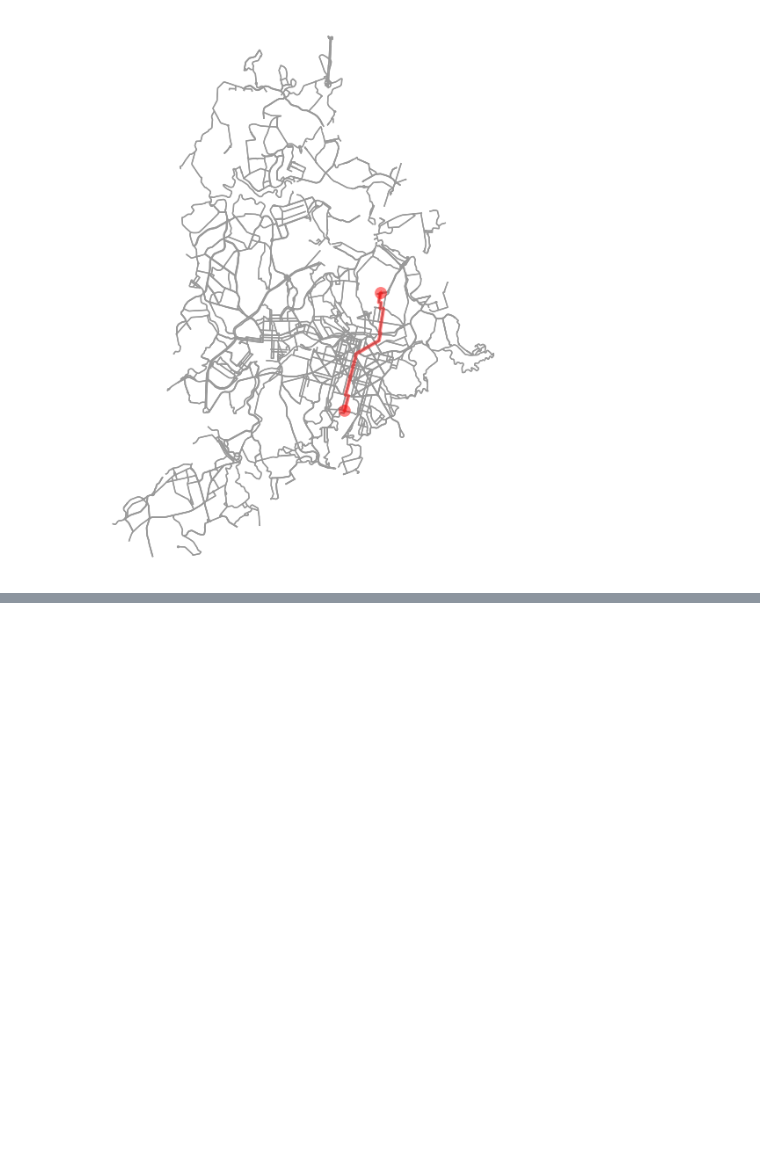
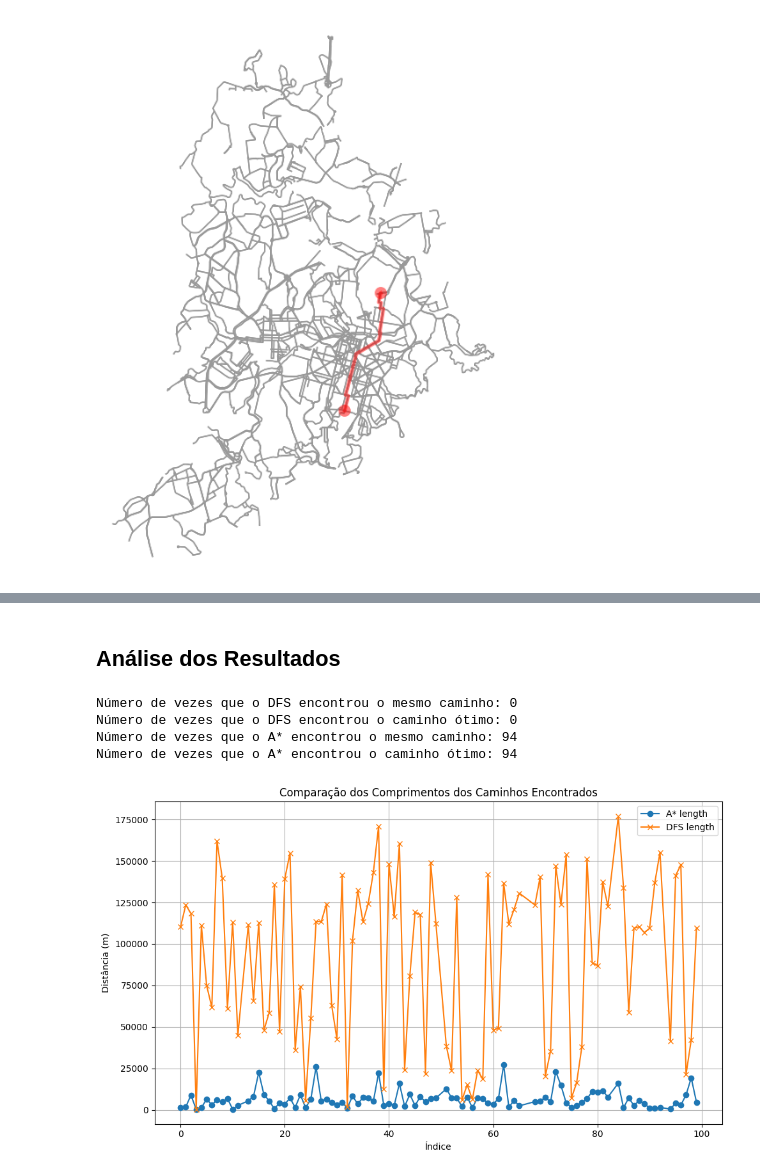
Before and after one commit to cesarpmorais/SearchAgentLLM, a Jupyter notebook: SearchAgents.ipynb, the cells around one changed output, grey strips where cells are left out. Drawn from its saved outputs; the diff is of its cells as text; code cells hidden in the pictures; blank space fills up the shorter version.

```diff
--- a/SearchAgents.ipynb
+++ b/SearchAgents.ipynb
@@ -117,0 +495,35 @@ VBox(children=(HTML(value='<center> <img\nsrc=https://huggingface.co/front/asset
+# %% [markdown]
+## Análise dos Resultados
+# %%
+def compare_paths(row, col1, col2):
+    val1 = row[col1]
+    val2 = row[col2]
+    if isinstance(val1, (int, float)) and isinstance(val2, (int, float)):
+        return abs(val1 - val2) <= 5
+    return val1 == val2
+
+
+print(f"Número de vezes que o DFS encontrou o mesmo caminho: {df.apply(compare_paths, axis=1, args=("dfs_path", "shortest_path")).sum()}")
+print(f"Número de vezes que o DFS encontrou o caminho ótimo: {df.apply(compare_paths, axis=1, args=("dfs_length", "shortest_path_length")).sum()}")
+print(f"Número de vezes que o A* encontrou o mesmo caminho: {df.apply(compare_paths, axis=1, args=("astar_path", "shortest_path")).sum()}")
+print(f"Número de vezes que o A* encontrou o caminho ótimo: {df.apply(compare_paths, axis=1, args=("astar_length", "shortest_path_length")).sum()}")
+# %% [output]
+Número de vezes que o DFS encontrou o mesmo caminho: 0
+Número de vezes que o DFS encontrou o caminho ótimo: 0
+Número de vezes que o A* encontrou o mesmo caminho: 94
+Número de vezes que o A* encontrou o caminho ótimo: 94
+# %%
+df_plot = df[["astar_length", "dfs_length", "shortest_path_length"]]
+
+plt.figure(figsize=(10, 6))
+plt.plot(df_plot.index, df_plot["astar_length"], label="A* length", marker="o")
+plt.plot(df_plot.index, df_plot["dfs_length"], label="DFS length", marker="x")
+plt.xlabel("Índice")
+plt.ylabel("Distância (m)")
+plt.title("Comparação dos Comprimentos dos Caminhos Encontrados")
+plt.legend()
+plt.grid(True)
+plt.tight_layout()
+plt.show()
+# %% [output]
+[figure, added]
```
Also changed, not shown: parts of 17 cells of this notebook, 3 other files.
